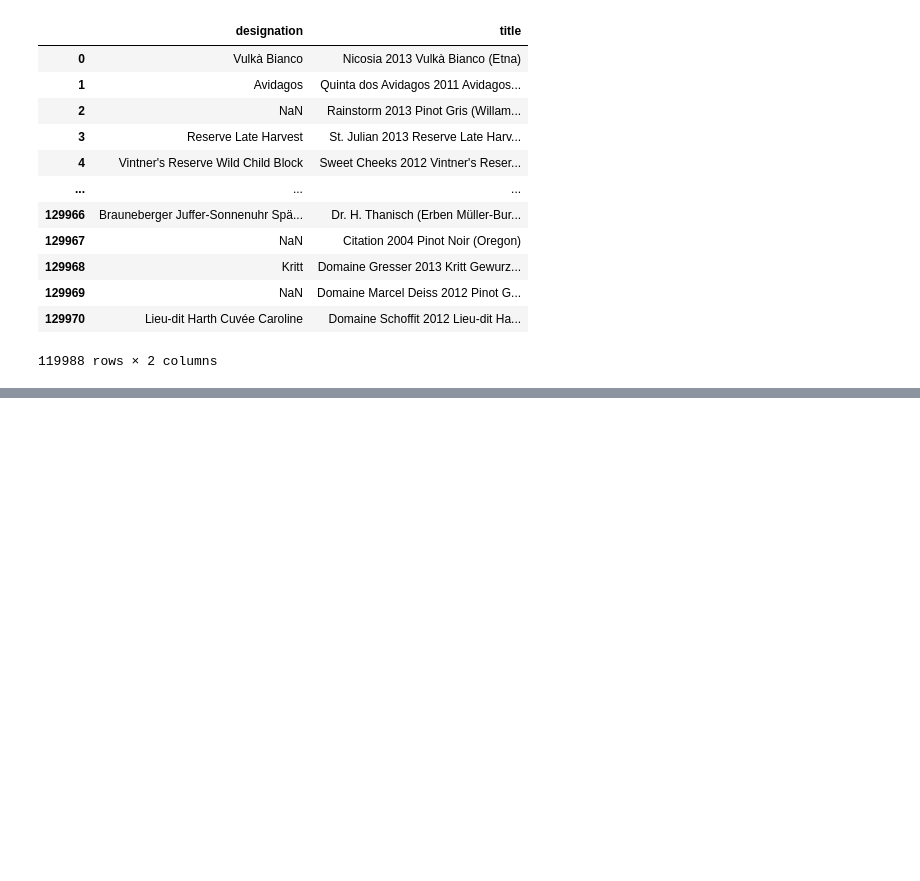
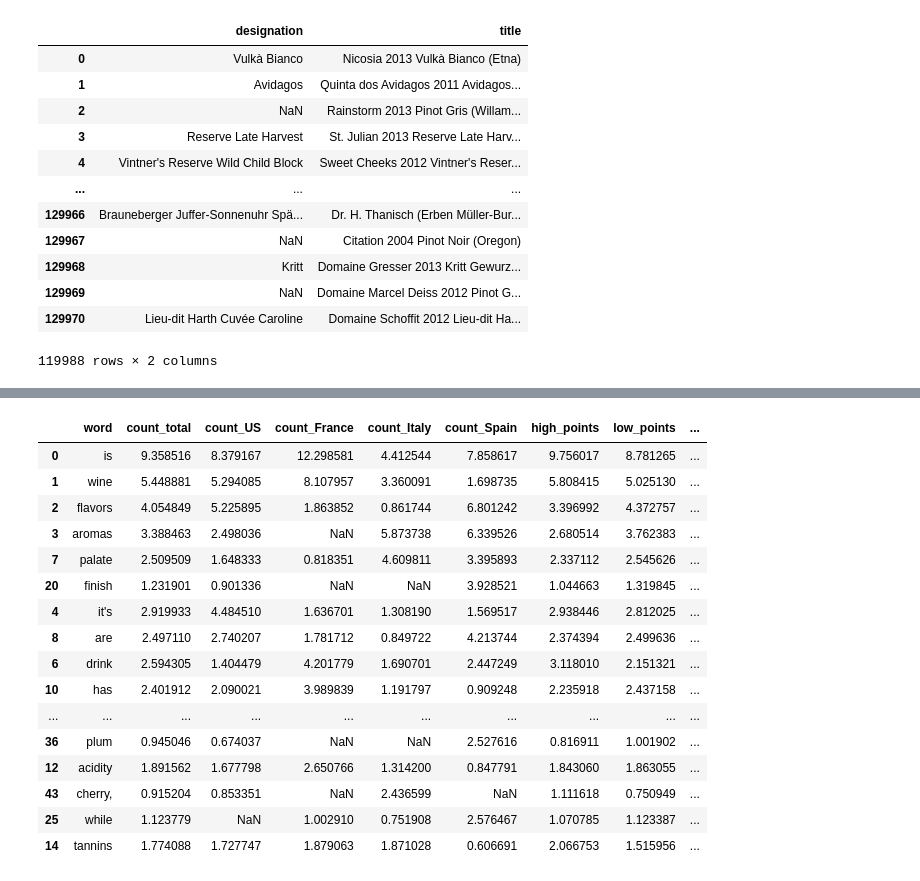
Before and after one commit to ErwanDB/Project-Week-3-Data-Thieves, a Jupyter notebook: your-project/Data_exploration_wines.ipynb, the cells around one changed output, grey strips where cells are left out. Cells and saved outputs as stored; diff of their text form; code cells hidden in the pictures; blank space fills up the shorter version.

Commit message:
adding new df with most common words in the description. Getting first insights by segmenting full database on country and points.

```diff
--- a/your-project/Data_exploration_wines.ipynb
+++ b/your-project/Data_exploration_wines.ipynb
@@ -895,0 +1059,16 @@ wines.loc[:,['designation',"title"]]
+# %%
+# creating dataframe for each selection and their top word counts
+
+total = pd.DataFrame(top_words_total, columns = ['word', 'count_total'])
+US = pd.DataFrame(top_words_US, columns = ['word', 'count_US'])
+France = pd.DataFrame(top_words_France, columns = ['word', 'count_France'])
+Italy = pd.DataFrame(top_words_Italy, columns = ['word', 'count_Italy'])
+Spain = pd.DataFrame(top_words_Spain, columns = ['word', 'count_Spain'])
+high_points = pd.DataFrame(top_words_over90, columns = ['word', 'high_points'])
+low_points = pd.DataFrame(top_words_under90, columns = ['word', 'low_points'])
+# %%
+# merging all dataframes (outer join)
+top_words_df = reduce(lambda x,y: pd.merge(x,y, on='word', how='outer'), [total, US, France, Italy, Spain, high_points, low_points])
+top_words_df.head(10)
+top_words_df_original = top_words_df.copy()
+top_words_df_original
@@ -895,0 +1089,7 @@ wines.loc[:,['designation',"title"]]
+# %%
+# Changing value by percentage over sum of top 100 words
+
+cols = [ 'count_total', 'count_US', 'count_France', 'count_Italy','count_Spain', 'high_points', 'low_points']
+top_words_df[cols] = top_words_df[cols].div(top_words_df[cols].sum(axis=0), axis=1).multiply(100)
+
+top_words_df.head(10)
@@ -895,0 +1121,4 @@ wines.loc[:,['designation',"title"]]
+# %%
+# Adding variance for each word, to see which ones change more between segments
+top_words_df["variance"] = top_words_df.var(axis=1)
+top_words_df
@@ -895,0 +1139,22 @@ wines.loc[:,['designation',"title"]]
+# %%
+# Sorting by variance column
+
+top_words_df.sort_values("variance", ascending=False).head(20)
+# %% [output]
+|  | word | count_total | count_US | count_France | count_Italy | count_Spain | high_points | low_points | ... |
+| 0 | is | 9.358516 | 8.379167 | 12.298581 | 4.412544 | 7.858617 | 9.756017 | 8.781265 | ... |
+| 1 | wine | 5.448881 | 5.294085 | 8.107957 | 3.360091 | 1.698735 | 5.808415 | 5.025130 | ... |
+| 2 | flavors | 4.054849 | 5.225895 | 1.863852 | 0.861744 | 6.801242 | 3.396992 | 4.372757 | ... |
+| 3 | aromas | 3.388463 | 2.498036 | NaN | 5.873738 | 6.339526 | 2.680514 | 3.762383 | ... |
+| 7 | palate | 2.509509 | 1.648333 | 0.818351 | 4.609811 | 3.395893 | 2.337112 | 2.545626 | ... |
+| 20 | finish | 1.231901 | 0.901336 | NaN | NaN | 3.928521 | 1.044663 | 1.319845 | ... |
+| 4 | it's | 2.919933 | 4.484510 | 1.636701 | 1.308190 | 1.569517 | 2.938446 | 2.812025 | ... |
+| 8 | are | 2.497110 | 2.740207 | 1.781712 | 0.849722 | 4.213744 | 2.374394 | 2.499636 | ... |
+| 6 | drink | 2.594305 | 1.404479 | 4.201779 | 1.690701 | 2.447249 | 3.118010 | 2.151321 | ... |
+| 10 | has | 2.401912 | 2.090021 | 3.989839 | 1.191797 | 0.909248 | 2.235918 | 2.437158 | ... |
+| ... | ... | ... | ... | ... | ... | ... | ... | ... | ... |
+| 36 | plum | 0.945046 | 0.674037 | NaN | NaN | 2.527616 | 0.816911 | 1.001902 | ... |
+| 12 | acidity | 1.891562 | 1.677798 | 2.650766 | 1.314200 | 0.847791 | 1.843060 | 1.863055 | ... |
+| 43 | cherry, | 0.915204 | 0.853351 | NaN | 2.436599 | NaN | 1.111618 | 0.750949 | ... |
+| 25 | while | 1.123779 | NaN | 1.002910 | 0.751908 | 2.576467 | 1.070785 | 1.123387 | ... |
+| 14 | tannins | 1.774088 | 1.727747 | 1.879063 | 1.871028 | 0.606691 | 2.066753 | 1.515956 | ... |
```
Also changed, not shown: parts of 22 cells of this notebook.
